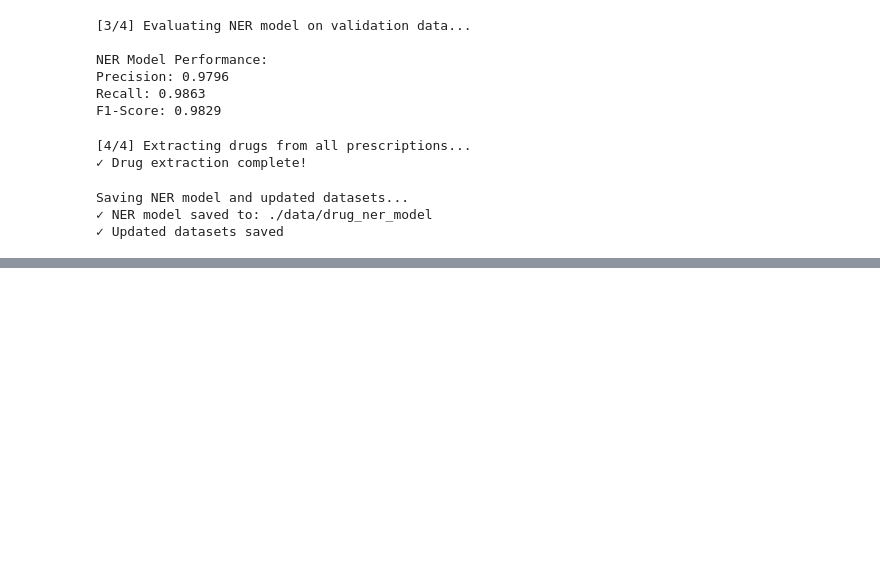
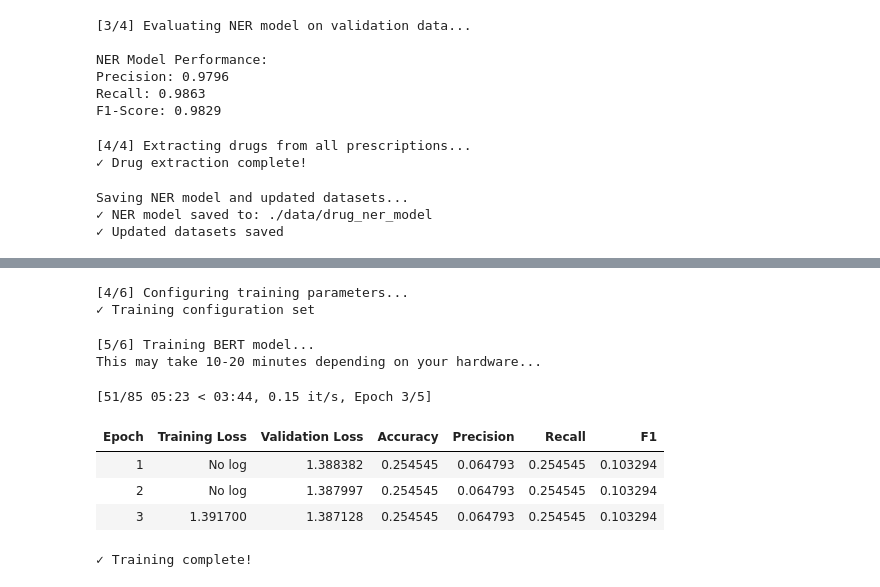
Before and after one commit to Yashrym/Asclepius, a Jupyter notebook: preprocessing.ipynb, the cells around one changed output, grey strips where cells are left out. Drawn from its saved outputs; the diff is of its cells as text; code cells hidden in the pictures; blank space fills up the shorter version.

```diff
--- a/preprocessing.ipynb
+++ b/preprocessing.ipynb
@@ -919,0 +1098,55 @@ Proceed to Step 3: BERT-based Interaction Detection
+# %%
+# 6. CONFIGURE TRAINING ARGUMENTS
+print("\n[4/6] Configuring training parameters...")
+
+training_args = TrainingArguments(
+    output_dir='./results',
+    num_train_epochs=5,              # Number of epochs
+    per_device_train_batch_size=16,  # Batch size for training
+    per_device_eval_batch_size=32,   # Batch size for evaluation
+    learning_rate=2e-5,               # Learning rate
+    weight_decay=0.01,                # Weight decay
+    warmup_steps=500,                 # Warmup steps
+    logging_dir='./logs',
+    logging_steps=50,
+    eval_strategy="epoch",      # Evaluate after each epoch
+    save_strategy="epoch",
+    load_best_model_at_end=True,
+    metric_for_best_model="f1",
+    greater_is_better=True,
+    save_total_limit=2,
+    fp16=torch.cuda.is_available(),   # Mixed precision (if GPU available)
+)
+
+print("✓ Training configuration set")
+# %% [output]
+[4/6] Configuring training parameters...
+✓ Training configuration set
+# %%
+# 7. TRAIN THE MODEL
+print("\n[5/6] Training BERT model...")
+print("This may take 10-20 minutes depending on your hardware...")
+
+# Initialize Trainer
+trainer = Trainer(
+    model=model,
+    args=training_args,
+    train_dataset=train_dataset,
+    eval_dataset=val_dataset,
+    compute_metrics=compute_metrics,
+    callbacks=[EarlyStoppingCallback(early_stopping_patience=2)]
+)
+# %% [output]
+[5/6] Training BERT model...
+This may take 10-20 minutes depending on your hardware...
+# %%
+# Train the model
+trainer.train()
+print("\n✓ Training complete!")
+# %% [output]
+[51/85 05:23 < 03:44, 0.15 it/s, Epoch 3/5]
+| Epoch | Training Loss | Validation Loss | Accuracy | Precision | Recall | F1 |
+| 1 | No log | 1.388382 | 0.254545 | 0.064793 | 0.254545 | 0.103294 |
+| 2 | No log | 1.387997 | 0.254545 | 0.064793 | 0.254545 | 0.103294 |
+| 3 | 1.391700 | 1.387128 | 0.254545 | 0.064793 | 0.254545 | 0.103294 |
+✓ Training complete!
```
Also changed, not shown: parts of 22 cells of this notebook, 1 other file.
